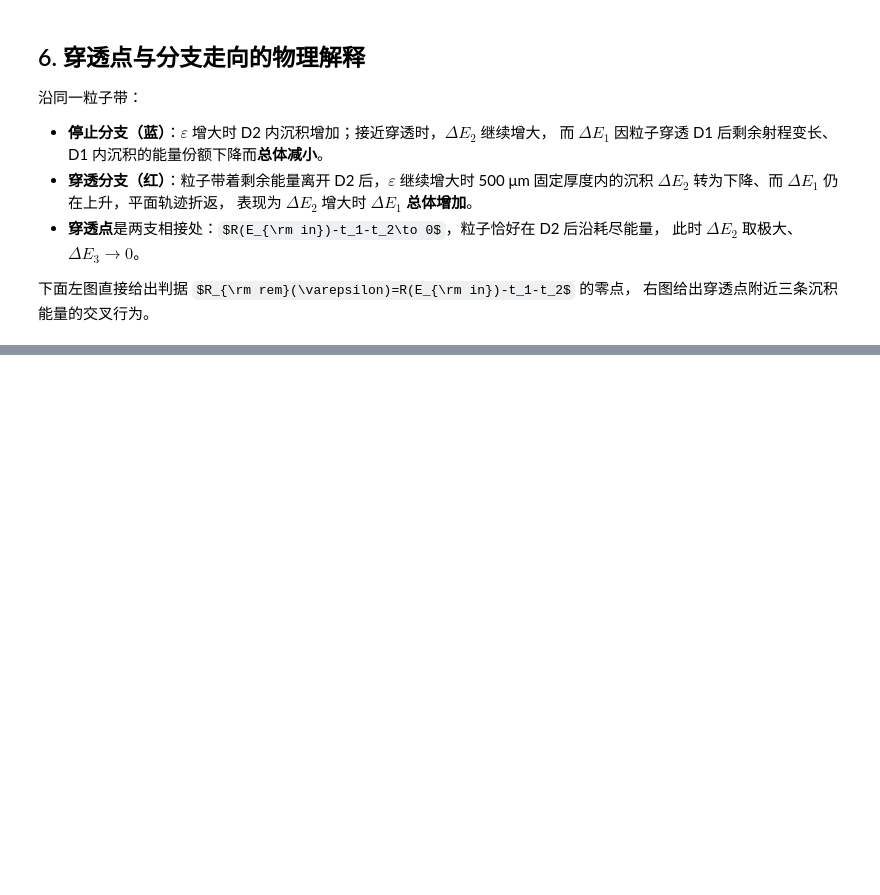
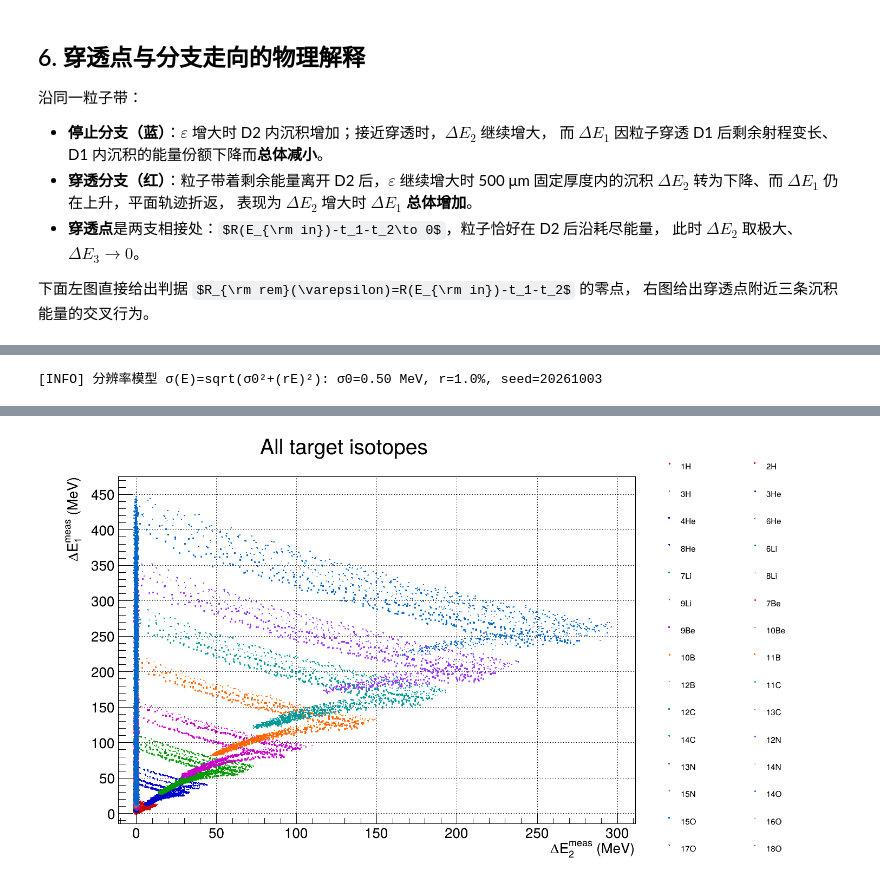
Before and after one commit to destroyer055/hep-data-analysis, a Jupyter notebook: Simulation of Isotopic Identification in a Three-layer Silicon Telescope/Simulation of Isotopic Identification in a Three-layer Silicon Telescope.ipynb, the cells around one changed output, grey strips where cells are left out. Saved outputs shown, nothing was run; the diff lists cells and outputs as text; code cells hidden in the pictures; some formulas as TeX source; blank space fills up the shorter version.

```diff
--- a/Simulation of Isotopic Identification in a Three-layer Silicon Telescope/Simulation of Isotopic Identification in a Three-layer Silicon Telescope.ipynb
+++ b/Simulation of Isotopic Identification in a Three-layer Silicon Telescope/Simulation of Isotopic Identification in a Three-layer Silicon Telescope.ipynb
@@ -1063,0 +1245,41 @@ print("[OK] Fig.6 已生成")
+# %%
+# ========== 全同位素 PID 图：加入探测器分辨率（噪声与涨落）==========
+# 默认参数按作业建议取 σ0=0.5 MeV、r=1%；可在题目给出的范围内调整。
+# 对每层理想沉积独立加读出涨落；涨落不进入下一层的粒子能量递推。
+SIGMA0 = 0.5   # MeV，基线/电子学噪声
+REL_RESOLUTION = 0.01  # r，1%
+NOISE_SEED = 20261003
+
+if not (0.0 <= SIGMA0 <= 1.0):
+    raise ValueError("SIGMA0 应位于作业建议范围 0...1 MeV。")
+if not (0.0 <= REL_RESOLUTION <= 0.02):
+    raise ValueError("REL_RESOLUTION 应位于作业建议范围 0...0.02。")
+
+_noise_rng = np.random.default_rng(NOISE_SEED)
+NOISY_ISOTOPE_SIM = {}
+for _item in ALL_ISOTOPE_SIM:
+    _key = (int(_item["Z"]), int(_item["A"]))
+    _noisy = {}
+    for _layer in (1, 2, 3):
+        _ideal = np.asarray(_item[f"dE{_layer}"], dtype=float)
+        _sigma = np.sqrt(SIGMA0**2 + (REL_RESOLUTION * _ideal)**2)
+        # 保持读出高斯涨落均值为零；扣除基线后的测量值允许略微小于零。
+        # 这些测量值不用于下一层的物理能量递推。
+        _measured = _ideal + _noise_rng.normal(0.0, _sigma, size=_ideal.shape)
+        _noisy[f"dE{_layer}"] = _measured
+        _noisy[f"sigma{_layer}"] = _sigma
+    NOISY_ISOTOPE_SIM[_key] = _noisy
+
+print("[INFO] 分辨率模型 σ(E)=sqrt(σ0²+(rE)²): σ0=%.2f MeV, r=%.1f%%, seed=%d" %
+      (SIGMA0, 100.0 * REL_RESOLUTION, NOISE_SEED))
+draw_all_isotope_pid(
+    ALL_ISOTOPE_SIM, "dE2", "dE1", "#DeltaE_{2}^{meas} (MeV)", "#DeltaE_{1}^{meas} (MeV)",
+    "Fig9_all_isotopes_noisy_dE1_dE2", data_override=NOISY_ISOTOPE_SIM,
+)
+draw_all_isotope_pid(
+    ALL_ISOTOPE_SIM, "dE3", "dE2", "#DeltaE_{3}^{meas} (MeV)", "#DeltaE_{2}^{meas} (MeV)",
+    "Fig10_all_isotopes_noisy_dE2_dE3", data_override=NOISY_ISOTOPE_SIM,
+)
+print("[OK] 含电子学噪声和涨落的全同位素 ΔE 关联图已生成；粒子能量递推仍使用理想沉积。")
+# %% [output]
+[INFO] 分辨率模型 σ(E)=sqrt(σ0²+(rE)²): σ0=0.50 MeV, r=1.0%, seed=20261003
@@ -1063,0 +1287 @@ print("[OK] Fig.6 已生成")
+[figure, added]
```
Also changed, not shown: parts of 12 cells of this notebook, 3 other files.
